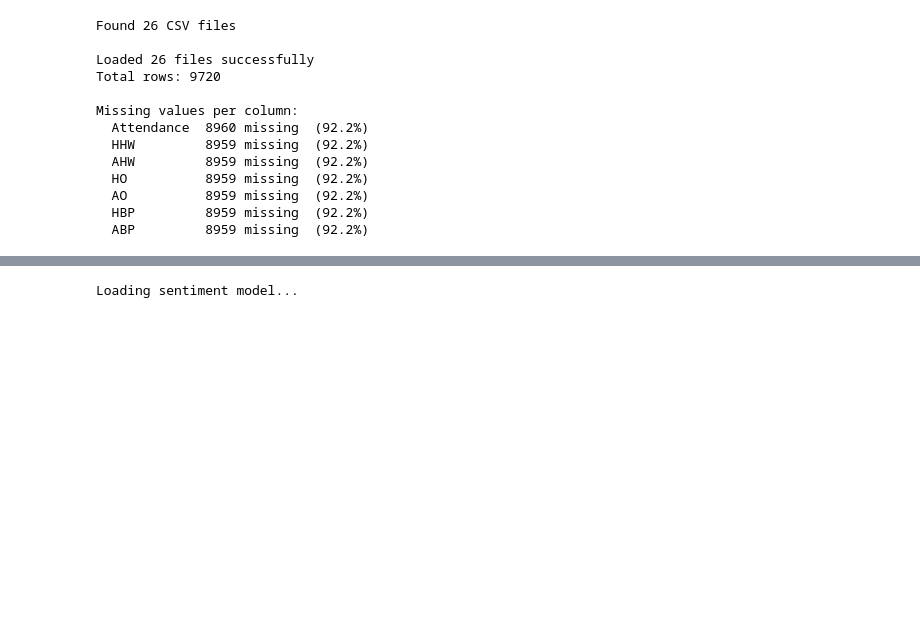
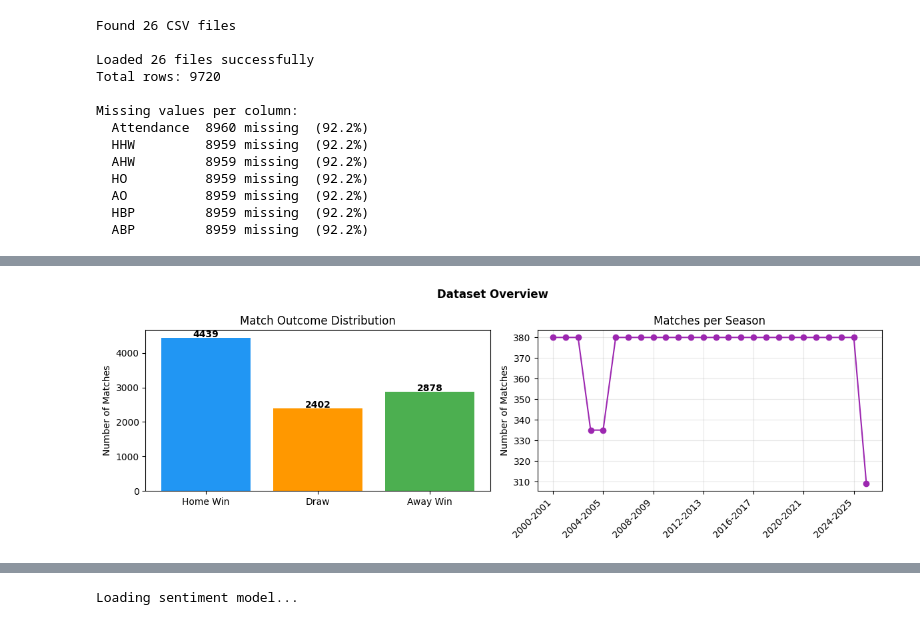
Before and after one commit to angelomouawad/advanced-ai-match-prediction, a Jupyter notebook: Src/match_results.ipynb, the cells around one changed output, grey strips where cells are left out. Cells and saved outputs as stored; diff of their text form; code cells hidden in the pictures; blank space fills up the shorter version.

```diff
--- a/Src/match_results.ipynb
+++ b/Src/match_results.ipynb
@@ -212 +246,35 @@ Without xG    : 5,774
+# %%
+import matplotlib.pyplot as plt
+import pandas as pd
+
+# Read from CSV so we have FTR and Season columns still available
+raw_check = pd.read_csv("../Data/combined_data.csv")
+
+fig, (ax1, ax2) = plt.subplots(1, 2, figsize=(12, 4))
+fig.suptitle("Dataset Overview", fontweight="bold")
+
+# Match outcomes
+outcome_counts = raw_check["FTR"].value_counts()
+ax1.bar(["Home Win", "Draw", "Away Win"],
+        [outcome_counts.get("H", 0), outcome_counts.get("D", 0), outcome_counts.get("A", 0)],
+        color=["#2196F3", "#FF9800", "#4CAF50"])
+ax1.set_title("Match Outcome Distribution")
+ax1.set_ylabel("Number of Matches")
+for i, v in enumerate([outcome_counts.get("H",0), outcome_counts.get("D",0), outcome_counts.get("A",0)]):
+    ax1.text(i, v + 20, str(v), ha="center", fontweight="bold")
+
+# Matches per season
+season_counts = raw_check.groupby("Season").size()
+ax2.plot(range(len(season_counts)), season_counts.values, marker="o", color="#9C27B0")
+ax2.set_xticks(range(0, len(season_counts), 4))
+ax2.set_xticklabels(list(season_counts.index)[::4], rotation=45, ha="right")
+ax2.set_title("Matches per Season")
+ax2.set_ylabel("Number of Matches")
+ax2.grid(True, alpha=0.3)
+
+plt.tight_layout()
+plt.savefig("../Data/dataset_overview.png", dpi=150, bbox_inches="tight")
+plt.show()
+# %% [output]
+[figure, added]
 # %% [markdown]
```
Also changed, not shown: parts of 15 cells of this notebook, 13 other files.
